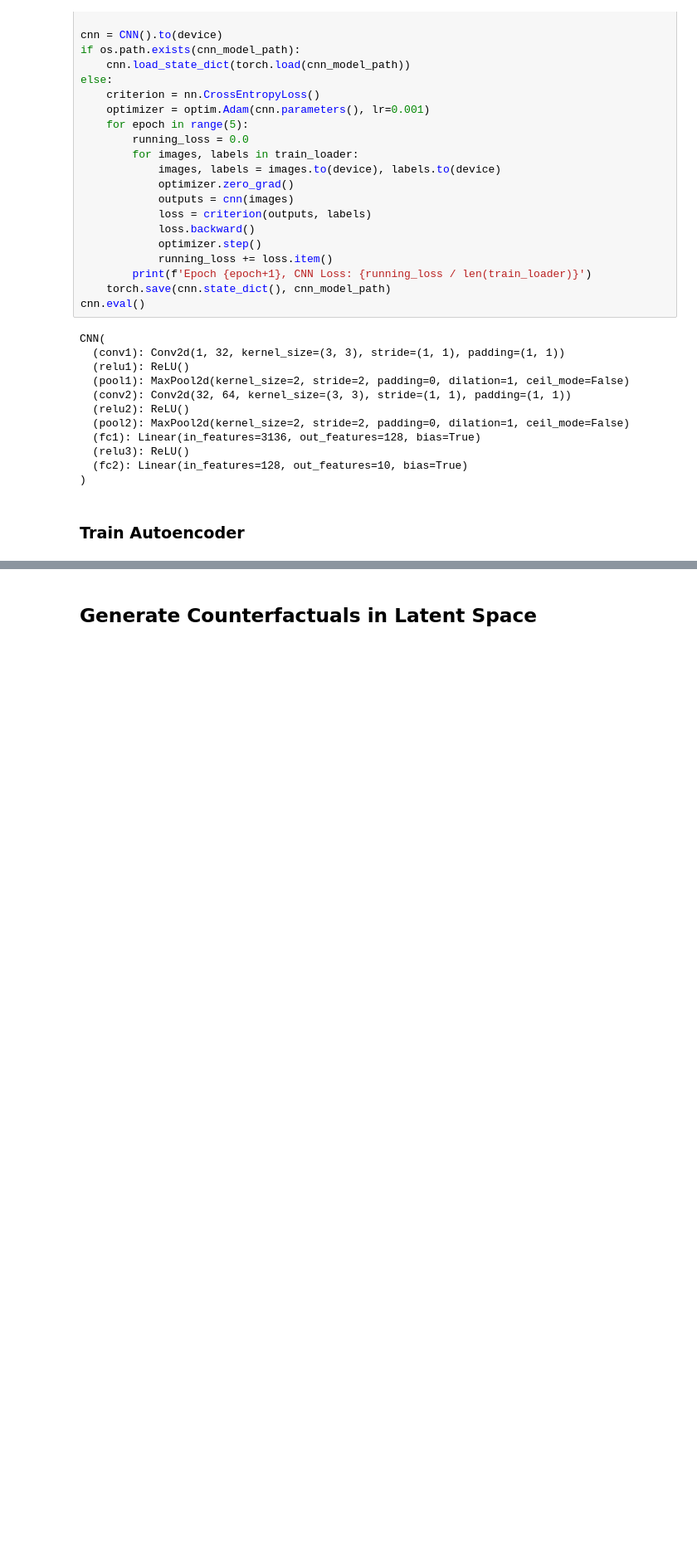
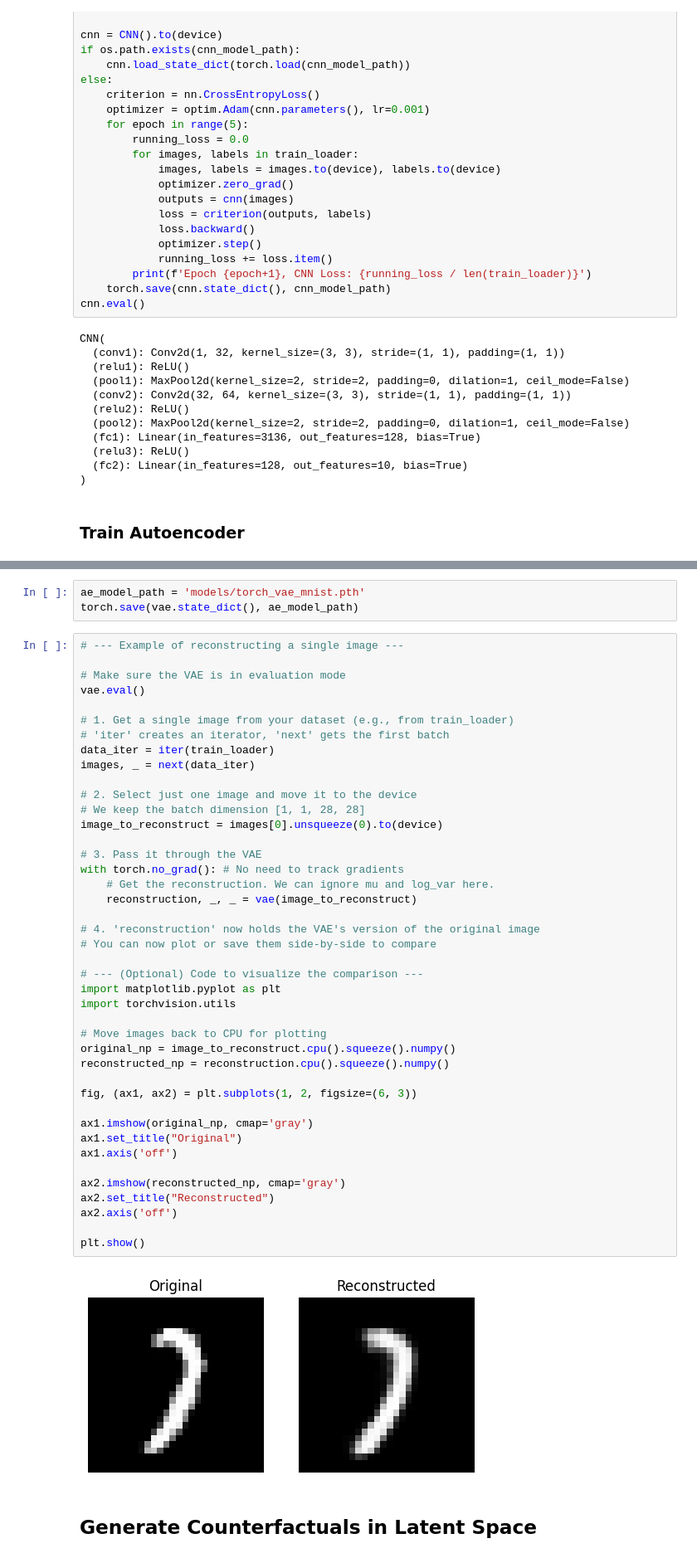
Before and after one commit to MBernart/counterfactuals, a Jupyter notebook: experiments/latent_space_counterfactuals.ipynb, the cells around one changed output, grey strips where cells are left out. Shown at 83% size. Drawn from its saved outputs; the diff is of its cells as text; blank space fills up the shorter version.

Commit message:
MNIST VAE poc

```diff
--- a/experiments/latent_space_counterfactuals.ipynb
+++ b/experiments/latent_space_counterfactuals.ipynb
@@ -208,2 +278,49 @@ Autoencoder(
+# %%
+ae_model_path = 'models/torch_vae_mnist.pth'
+torch.save(vae.state_dict(), ae_model_path)
+# %%
+# --- Example of reconstructing a single image ---
+
+# Make sure the VAE is in evaluation mode
+vae.eval()
+
+# 1. Get a single image from your dataset (e.g., from train_loader)
+# 'iter' creates an iterator, 'next' gets the first batch
+data_iter = iter(train_loader)
+images, _ = next(data_iter)
+
+# 2. Select just one image and move it to the device
+# We keep the batch dimension [1, 1, 28, 28]
+image_to_reconstruct = images[0].unsqueeze(0).to(device)
+
+# 3. Pass it through the VAE
+with torch.no_grad(): # No need to track gradients
+    # Get the reconstruction. We can ignore mu and log_var here.
+    reconstruction, _, _ = vae(image_to_reconstruct)
+
+# 4. 'reconstruction' now holds the VAE's version of the original image
+# You can now plot or save them side-by-side to compare
+
+# --- (Optional) Code to visualize the comparison ---
+import matplotlib.pyplot as plt
+import torchvision.utils
+
+# Move images back to CPU for plotting
+original_np = image_to_reconstruct.cpu().squeeze().numpy()
+reconstructed_np = reconstruction.cpu().squeeze().numpy()
+
+fig, (ax1, ax2) = plt.subplots(1, 2, figsize=(6, 3))
+
+ax1.imshow(original_np, cmap='gray')
+ax1.set_title("Original")
+ax1.axis('off')
+
+ax2.imshow(reconstructed_np, cmap='gray')
+ax2.set_title("Reconstructed")
+ax2.axis('off')
+
+plt.show()
+# %% [output]
+[figure, added]
 # %% [markdown]
 ## Generate Counterfactuals in Latent Space
```
Also changed, not shown: parts of 15 cells of this notebook, 3 other files.
